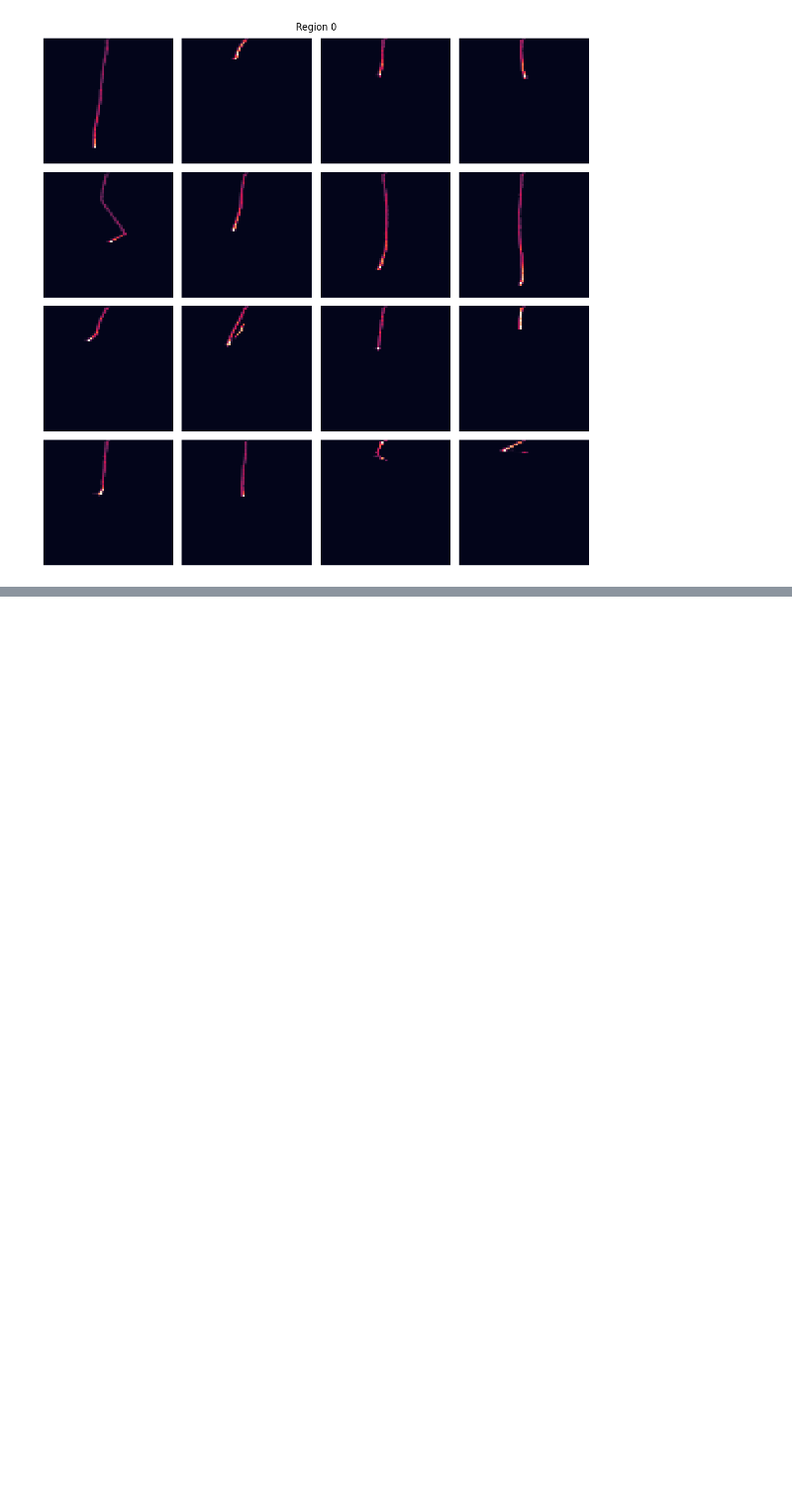
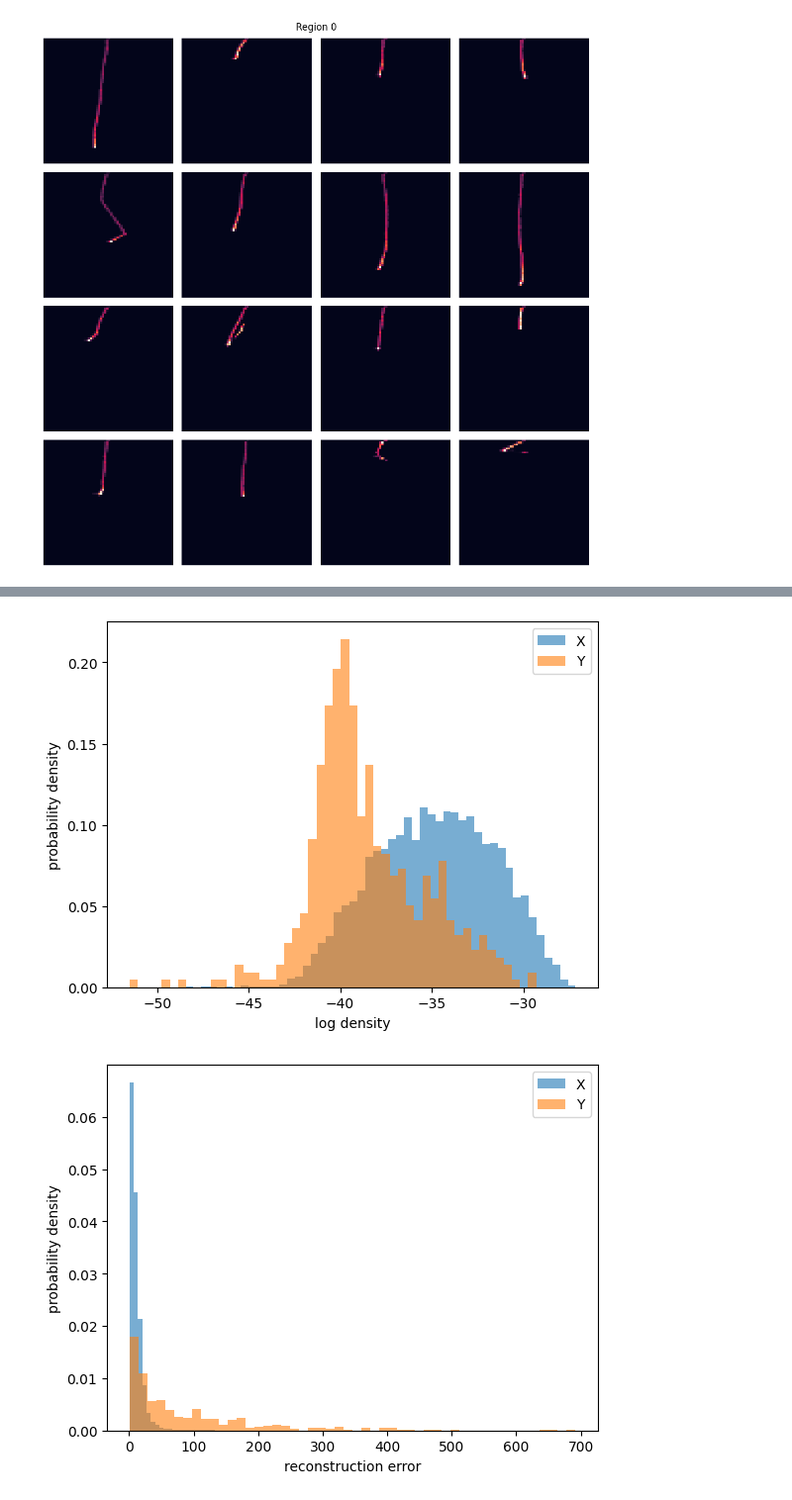
Before and after one commit to mohummudh/proton-deuteron, a Jupyter notebook: kaons/protons-kaons.ipynb, the cells around one changed output, grey strips where cells are left out. Shown at 99% size. Cells and saved outputs as stored; diff of their text form; code cells hidden in the pictures; blank space fills up the shorter version.

```diff
--- a/kaons/protons-kaons.ipynb
+++ b/kaons/protons-kaons.ipynb
@@ -1010,3 +1010,8 @@ plt.tight_layout()
 plt.show()
 # %% [output]
 [figure]
+# %%
+RE_all = np.concatenate([RE_per_sample, RE_per_sample_k, RE_per_sample_val])
+
+RE_X = np.concatenate([RE_per_sample, RE_per_sample_val])
+RE_Y = RE_per_sample_k
@@ -1012,0 +1084,24 @@ plt.show()
+# %%
+log_pX = np.asarray(log_pX); log_pY = np.asarray(log_pY)
+RE_X   = np.asarray(RE_X);   RE_Y   = np.asarray(RE_Y)
+
+# log density
+plt.figure()
+plt.hist(log_pX, bins=50, density=True, alpha=0.6, label="X")
+plt.hist(log_pY, bins=50, density=True, alpha=0.6, label="Y")
+plt.xlabel("log density")
+plt.ylabel("probability density")
+plt.legend()
+plt.show()
+
+# reconstruction error
+plt.figure()
+plt.hist(RE_X, bins=50, density=True, alpha=0.6, label="X")
+plt.hist(RE_Y, bins=50, density=True, alpha=0.6, label="Y")
+plt.xlabel("reconstruction error")
+plt.ylabel("probability density")
+plt.legend()
+plt.show()
+# %% [output]
+[figure, added]
+[figure, added]
```
Also changed, not shown: parts of 8 cells of this notebook.
